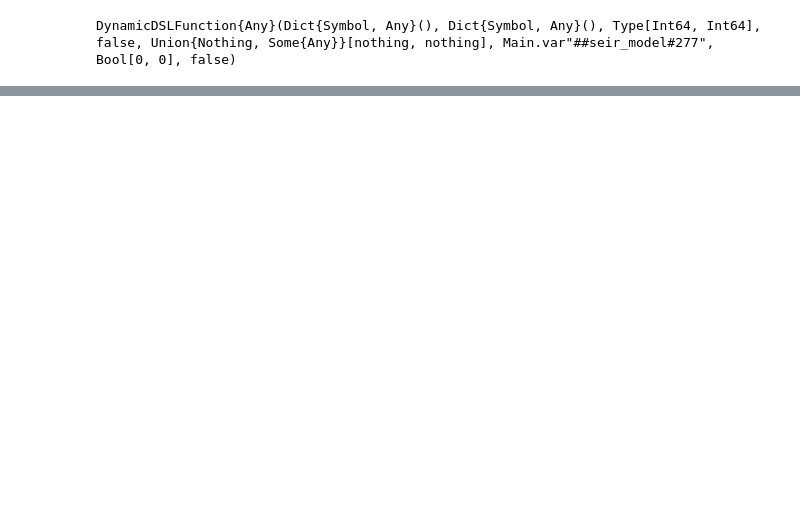
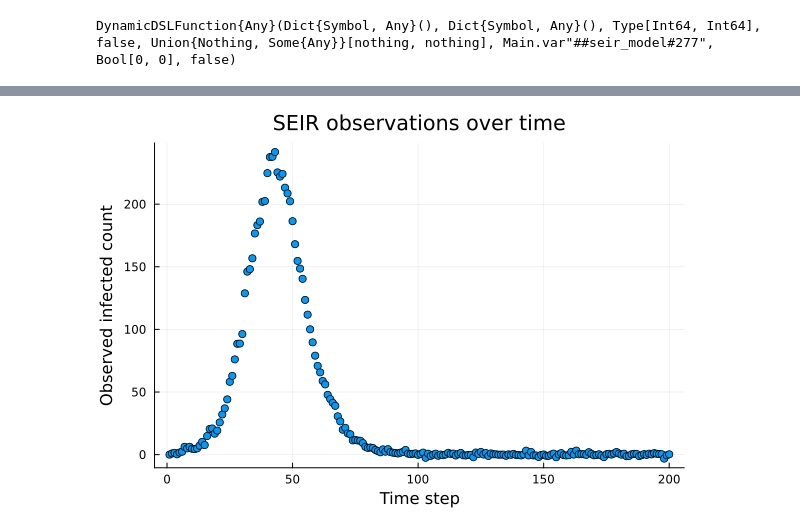
Before and after one commit to squarerootminusone/pmi, a Jupyter notebook: tycho/SEIR.ipynb, the cells around one changed output, grey strips where cells are left out. Drawn from its saved outputs; the diff is of its cells as text; code cells hidden in the pictures; blank space fills up the shorter version.

```diff
--- a/tycho/SEIR.ipynb
+++ b/tycho/SEIR.ipynb
@@ -73 +330,24 @@ Latent parameters:
+# %%
+Random.seed!(124)
+
+param = choicemap(
+    :beta_var  => true_params[:beta_var],
+    :sigma_var => true_params[:sigma_var],
+    :gamma_var => true_params[:gamma_var]
+)
+
+trace, _ = generate(seir_model, (T, N), param)
+observations = get_retval(trace)
+
+# Plot the observations
+scatter(
+    1:length(observations),
+    observations,
+    xlabel = "Time step",
+    ylabel = "Observed infected count",
+    title = "SEIR observations over time",
+    legend = false
+)
+# %% [output]
+[figure, added]
 # %%
```
Also changed, not shown: parts of 12 cells of this notebook, 1 other file.
